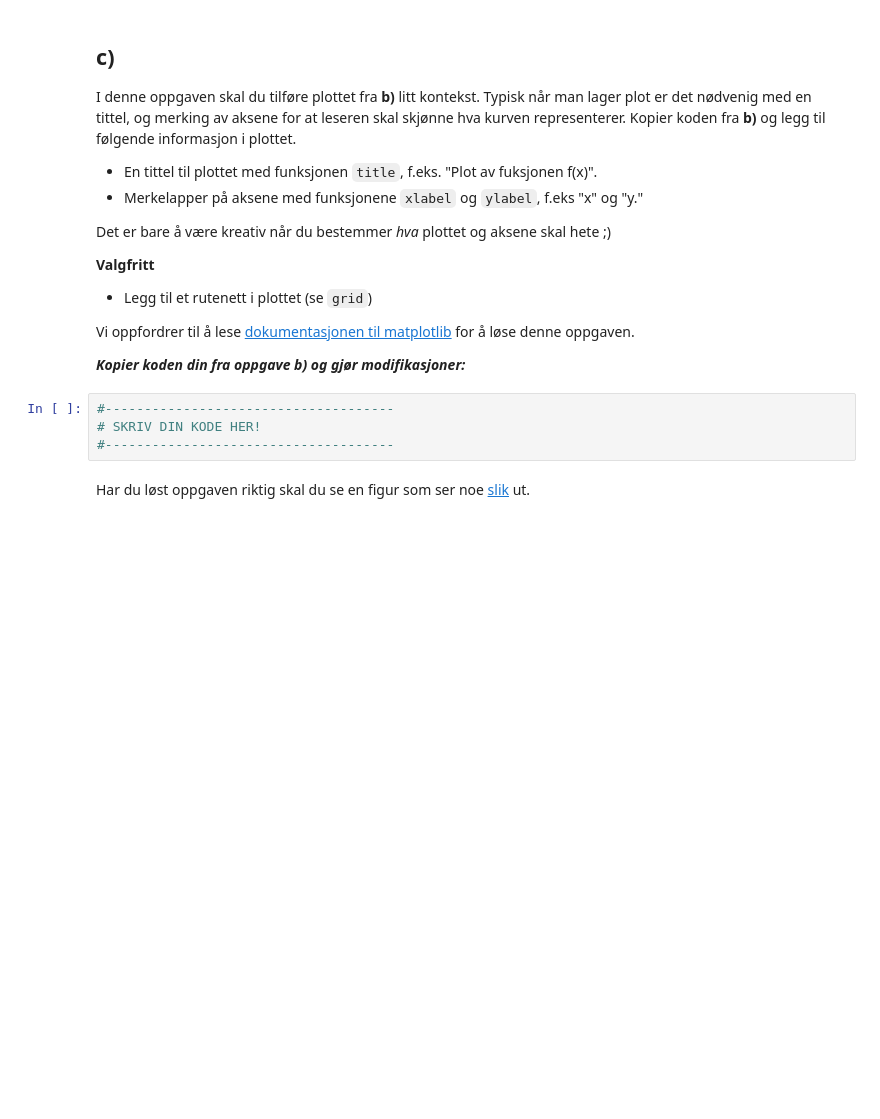
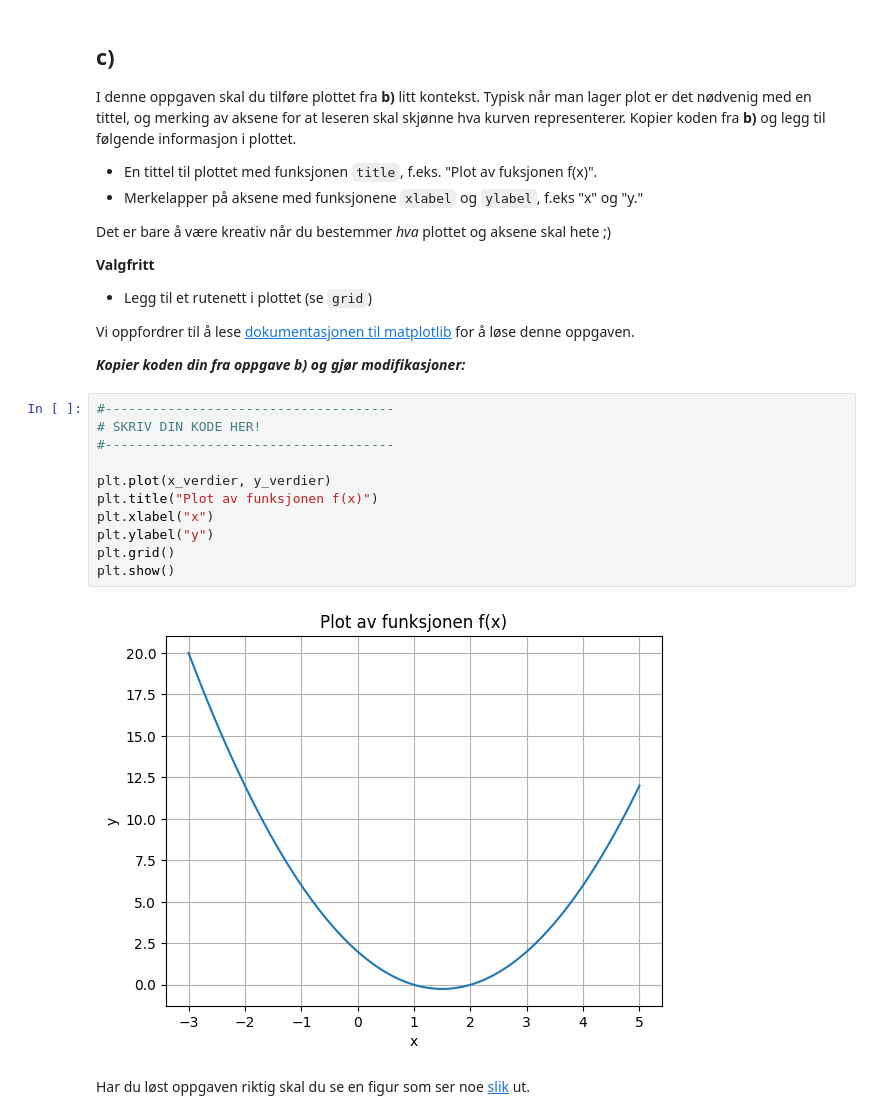
Before and after one commit to erikbjo/pnsobliger24, a Jupyter notebook: oblig2/6_Plotting_1.ipynb, the cells around one changed output. Saved outputs shown, nothing was run; the diff lists cells and outputs as text; blank space fills up the shorter version.

```diff
--- a/oblig2/6_Plotting_1.ipynb
+++ b/oblig2/6_Plotting_1.ipynb
@@ -129,7 +154,16 @@ Vi oppfordrer til å lese [dokumentasjonen til matplotlib](https://matplotlib.or
 # %%
 #-------------------------------------
 # SKRIV DIN KODE HER!
 #-------------------------------------
+
+plt.plot(x_verdier, y_verdier)
+plt.title("Plot av funksjonen f(x)")
+plt.xlabel("x")
+plt.ylabel("y")
+plt.grid()
+plt.show()
+# %% [output]
+[figure, added]
 # %% [markdown]
 Har du løst oppgaven riktig skal du se en figur som ser noe [slik](Figurer/oppg6c_LF.png) ut.
 # %% [markdown]
```
Also changed, not shown: parts of 6 cells of this notebook, 10 other files.
